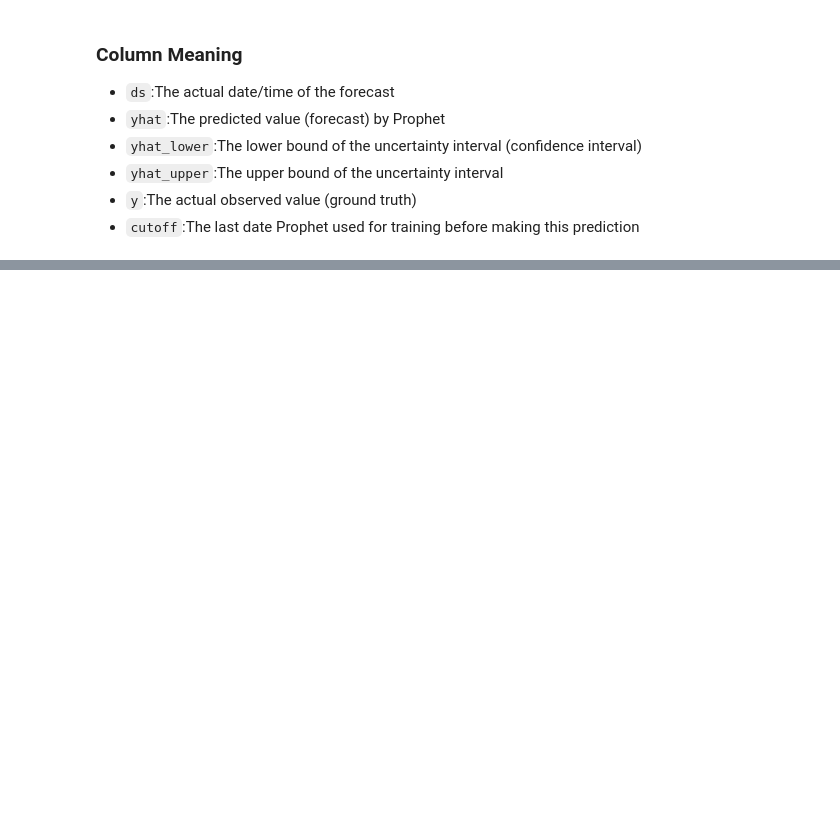
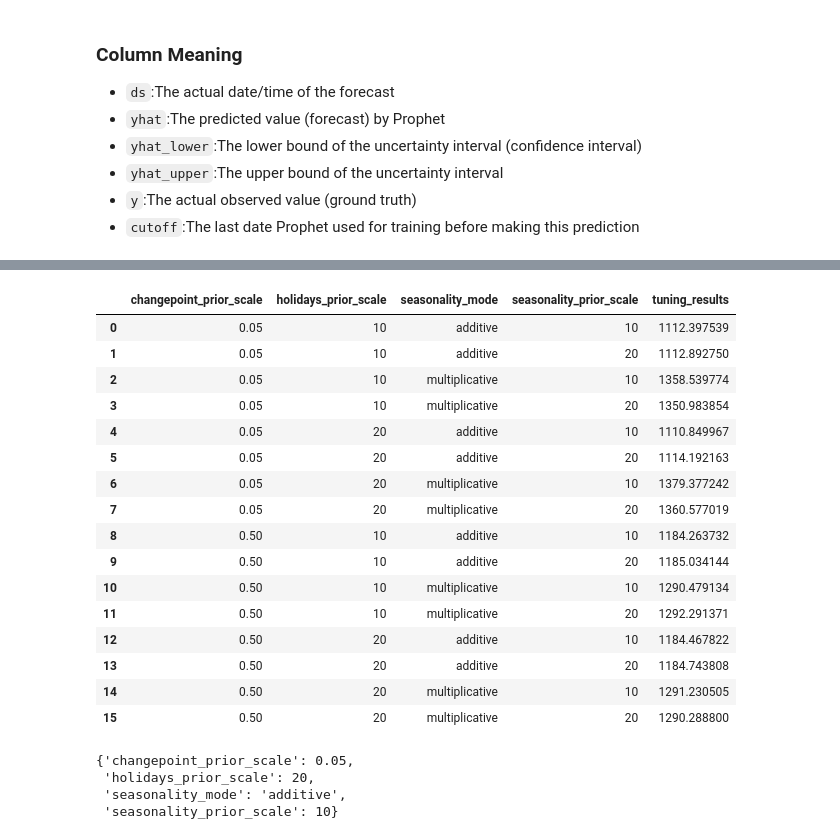
Before and after one commit to anandreddy05/Bike-Rentals, a Jupyter notebook: notebooks/prophet_model.ipynb, the cells around one changed output, grey strips where cells are left out. Saved outputs shown, nothing was run; the diff lists cells and outputs as text; code cells hidden in the pictures; blank space fills up the shorter version.

Commit message:
Finetuned Model

```diff
--- a/notebooks/prophet_model.ipynb
+++ b/notebooks/prophet_model.ipynb
@@ -171,0 +265,10 @@ plot_cross_validation_metric(df_cv,metric='mape');
+# %%
+param_grid = {
+    'changepoint_prior_scale': [0.05,0.5],
+    'seasonality_prior_scale': [10,20],
+    'holidays_prior_scale': [10,20],
+    'seasonality_mode':['additive','multiplicative']
+}
+# %%
+all_params = list(ParameterGrid(param_grid=param_grid))
+len(all_params)
@@ -171,0 +277,28 @@ plot_cross_validation_metric(df_cv,metric='mape');
+# %%
+tuning_results = []
+
+# Pipeline for parameter tuning
+for params in all_params:
+    #build the mode
+    m = Prophet(holidays = holidays,
+                **params)
+    m.add_regressor("workingday")
+    m.add_regressor("weathersit")
+    m.add_regressor("temp")
+    m.add_regressor("atemp")
+    m.add_regressor("hum")
+    m.add_regressor("windspeed")
+    m.add_regressor("weathersit_2")
+    m.add_regressor("weathersit_3")
+    m.add_regressor('temp_lag_1')
+    m.add_regressor('atemp_lag_1')
+    m.fit(df)
+    # cross_validation
+    df_cv = cross_validation(model=m,
+                            horizon = '30 days',
+                            period='15 days',
+                            initial='521 days',
+                            parallel='processes')
+    # compute and store error
+    rmse = performance_metrics(df_cv)['rmse'].mean()
+    tuning_results.append(rmse)
@@ -171,0 +323,33 @@ plot_cross_validation_metric(df_cv,metric='mape');
+# %%
+# Parameter Tuning outcomes
+
+outcome = pd.DataFrame(all_params)
+outcome['tuning_results'] = tuning_results
+outcome
+# %% [output]
+|  | changepoint_prior_scale | holidays_prior_scale | seasonality_mode | seasonality_prior_scale | tuning_results |
+| 0 | 0.05 | 10 | additive | 10 | 1112.397539 |
+| 1 | 0.05 | 10 | additive | 20 | 1112.892750 |
+| 2 | 0.05 | 10 | multiplicative | 10 | 1358.539774 |
+| 3 | 0.05 | 10 | multiplicative | 20 | 1350.983854 |
+| 4 | 0.05 | 20 | additive | 10 | 1110.849967 |
+| 5 | 0.05 | 20 | additive | 20 | 1114.192163 |
+| 6 | 0.05 | 20 | multiplicative | 10 | 1379.377242 |
+| 7 | 0.05 | 20 | multiplicative | 20 | 1360.577019 |
+| 8 | 0.50 | 10 | additive | 10 | 1184.263732 |
+| 9 | 0.50 | 10 | additive | 20 | 1185.034144 |
+| 10 | 0.50 | 10 | multiplicative | 10 | 1290.479134 |
+| 11 | 0.50 | 10 | multiplicative | 20 | 1292.291371 |
+| 12 | 0.50 | 20 | additive | 10 | 1184.467822 |
+| 13 | 0.50 | 20 | additive | 20 | 1184.743808 |
+| 14 | 0.50 | 20 | multiplicative | 10 | 1291.230505 |
+| 15 | 0.50 | 20 | multiplicative | 20 | 1290.288800 |
+# %%
+# Fetch the best params
+best_params = all_params[tuning_results.index(min(tuning_results))]
+best_params
+# %% [output]
+{'changepoint_prior_scale': 0.05,
+ 'holidays_prior_scale': 20,
+ 'seasonality_mode': 'additive',
+ 'seasonality_prior_scale': 10}
```
Also changed, not shown: parts of 19 cells of this notebook, 10 other files.
